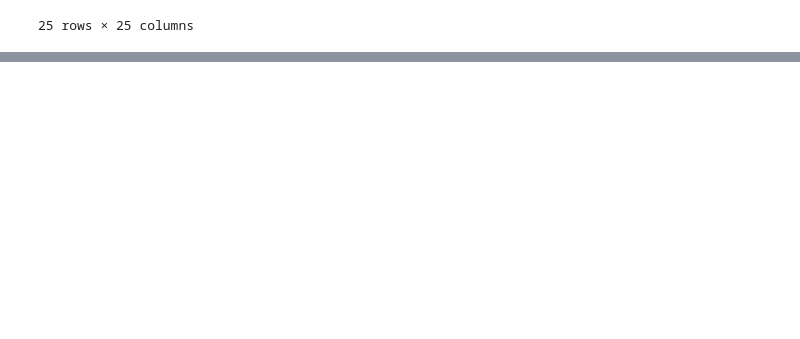
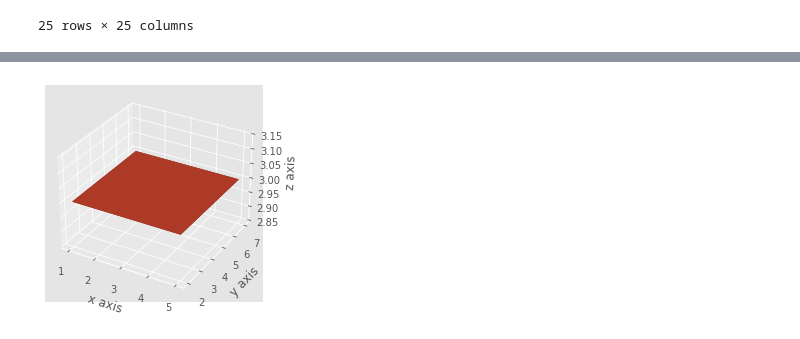
Before and after one commit to raghvendra98/US-Country-Level-Presidential-Result, a Jupyter notebook: practice.ipynb, the cells around one changed output, grey strips where cells are left out. Drawn from its saved outputs; the diff is of its cells as text; code cells hidden in the pictures; blank space fills up the shorter version.

```diff
--- a/practice.ipynb
+++ b/practice.ipynb
@@ -461,3 +461,24 @@ fig.update_layout(scene = dict(
 fig.show()
 # %% [output]
 [interactive output not drawn]
+# %%
+from mpl_toolkits.mplot3d import axes3d
+import matplotlib.pyplot as plt
+import numpy as np
+from matplotlib import style
+style.use('ggplot')
+
+fig = plt.figure()
+ax1 = fig.add_subplot(111, projection='3d')
+
+
+ax1.bar3d(1, 2, 3, 4, 5, 0)
+
+
+ax1.set_xlabel('x axis')
+ax1.set_ylabel('y axis')
+ax1.set_zlabel('z axis')
+
+plt.show()
+# %% [output]
+[figure, added]
```
Also changed, not shown: parts of 7 cells of this notebook, 7 other files.
